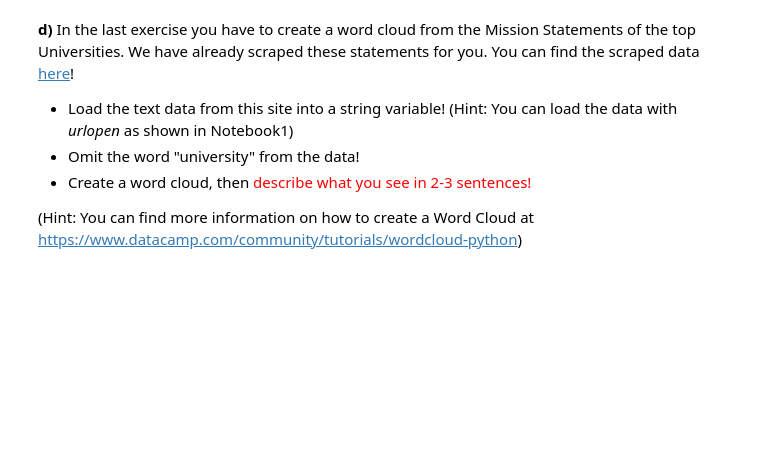
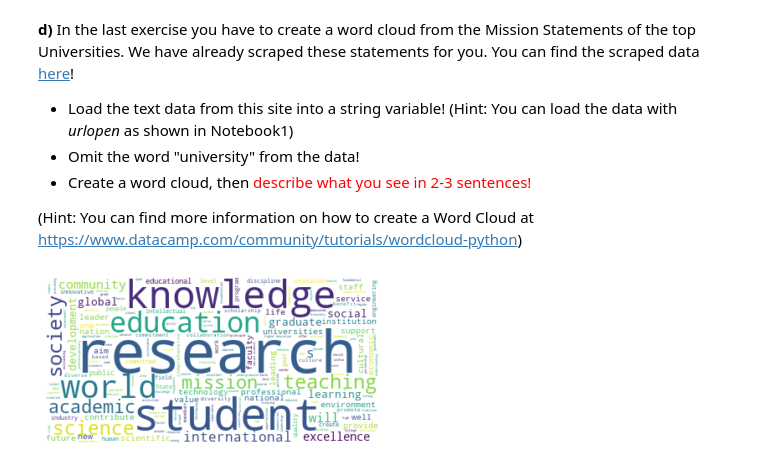
Before and after one commit to rjaa2020/data-science-sp23, a Jupyter notebook: HW01/HW01.ipynb, the cells around one changed output. Saved outputs shown, nothing was run; the diff lists cells and outputs as text; code cells hidden in the pictures; blank space fills up the shorter version.

```diff
--- a/HW01/HW01.ipynb
+++ b/HW01/HW01.ipynb
@@ -220,3 +227,21 @@ The barplot should look something like this:
 - Create a word cloud, then <span style="color:red">describe what you see in 2-3 sentences!</span>
 
 (Hint: You can find more information on how to create a Word Cloud at https://www.datacamp.com/community/tutorials/wordcloud-python)
+# %%
+from urllib.request import urlopen
+from wordcloud import WordCloud, STOPWORDS, ImageColorGenerator
+import matplotlib.pyplot as plt
+
+url = 'https://math.bme.hu/~pinterj/BevAdat1/Adatok/wordcloud.txt'
+wc_text = urlopen(url).read().decode('utf-8')
+
+stopwords = set(STOPWORDS)
+stopwords.update(["University"])
+
+wc = WordCloud(stopwords=stopwords, background_color="white").generate(wc_text)
+
+plt.imshow(wc, interpolation='bilinear')
+plt.axis("off")
+plt.show()
+# %% [output]
+[figure, added]
```
Also changed, not shown: parts of 2 cells of this notebook, 1 other file.
